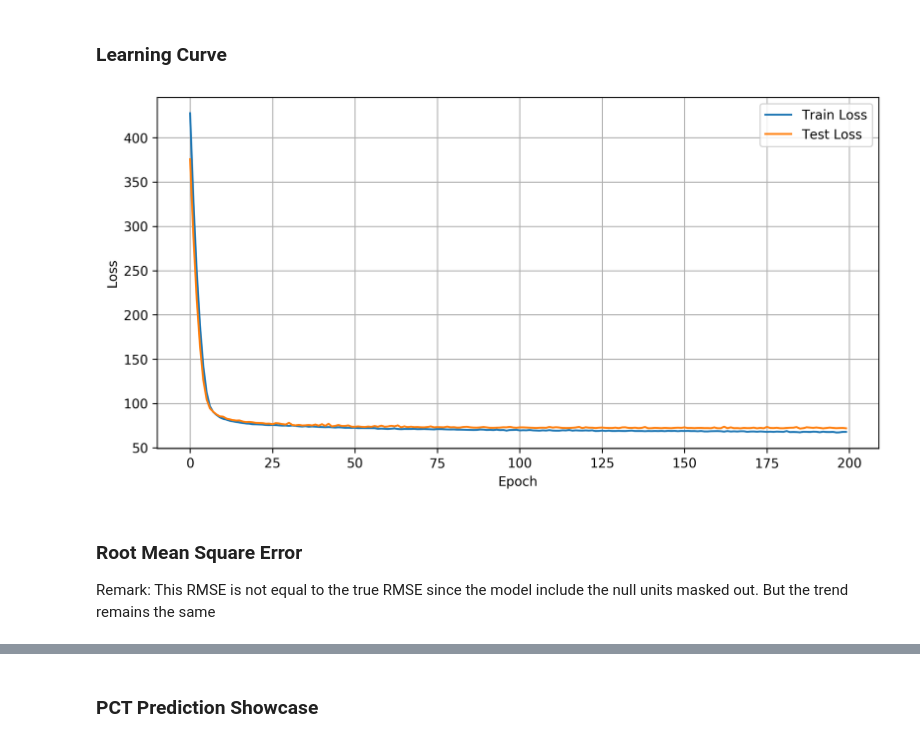
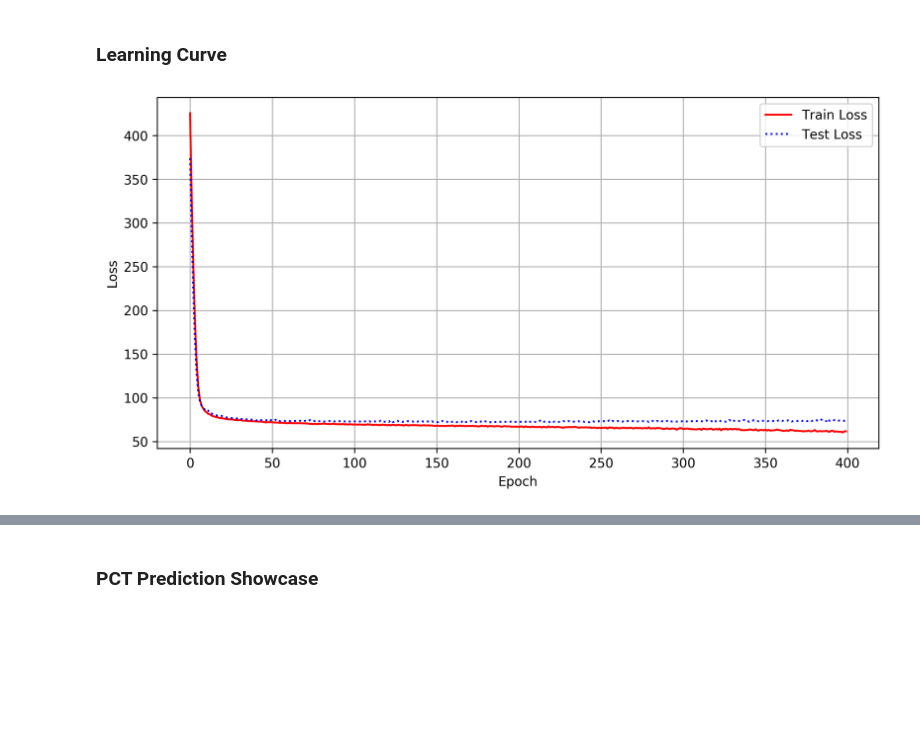
Before and after one commit to isl-uva/2020_MakespanPrediction_JingHuang, a Jupyter notebook: hybrid_pct_prediciton.ipynb, the cells around one changed output, grey strips where cells are left out. Cells and saved outputs as stored; diff of their text form; code cells hidden in the pictures; blank space fills up the shorter version.

```diff
--- a/hybrid_pct_prediciton.ipynb
+++ b/hybrid_pct_prediciton.ipynb
@@ -152,7 +122,7 @@ def loss_fn(y_pred, y_true):
 lstm_units = 128
 dense_units = 128
 reg_l1, reg_l2 = 0.08, 0.1
-epochs = 200
+epochs = 400
 batch_size = 32
 dropout = 0.2
 
@@ -205,6 +175,7 @@ x = tf.keras.layers.Dense(dense_units,
 # Output layer
 x = tf.keras.layers.Dense(1)(x)
 
+# x = tf.math.square(x)
 # Mask output for machine units and null units
 y = tf.keras.layers.multiply([x, mask])
 
@@ -228,10 +201,10 @@ model.compile(optimizer=optim,
                        tf.keras.metrics.RootMeanSquaredError()])
 
 # Early stopping
-callback = tf.keras.callbacks.EarlyStopping(monitor='val_root_mean_square', patience=20)
+# callback = tf.keras.callbacks.EarlyStopping(monitor='val_root_mean_square', patience=20)
 
 # Training
-hist = model.fit(x=traindata[0], y=traindata[1], validation_data=testdata, verbose=1, epochs=epochs, batch_size=batch_size, callbacks=[callback])
+hist = model.fit(x=traindata[0], y=traindata[1], validation_data=testdata, verbose=0, epochs=epochs, batch_size=batch_size) #, callbacks=[callback])
 # %% [markdown]
 ## Visulization
 # %%
@@ -243,20 +216,17 @@ dict_keys(['loss', 'mean_absolute_error', 'root_mean_squared_error', 'val_loss',
 # %%
 import matplotlib.pyplot as plt
 plt.figure(figsize=[10, 5], dpi=300)
-plt.plot(hist.history['loss'])#[:101])
-plt.plot(hist.history['val_loss'])#[:101])
+plt.plot(hist.history['loss'], color='red')
+plt.plot(hist.history['val_loss'], linestyle=':', color='b')
 
 plt.legend(['Train Loss', 'Test Loss'])
 plt.xlabel('Epoch')
 plt.ylabel('Loss')
 plt.grid()
 plt.savefig('Training_process.png')
 plt.show()
 # %% [output]
-[figure, old version]
+[figure, new version]
-# %% [markdown]
-### Root Mean Square Error
-Remark: This RMSE is not equal to the true RMSE since the model include the null units masked out. But the trend remains the same
 # %%
 plt.figure()
 plt.plot(hist.history['root_mean_squared_error'])
```
Also changed, not shown: parts of 17 cells of this notebook, 31 other files.
